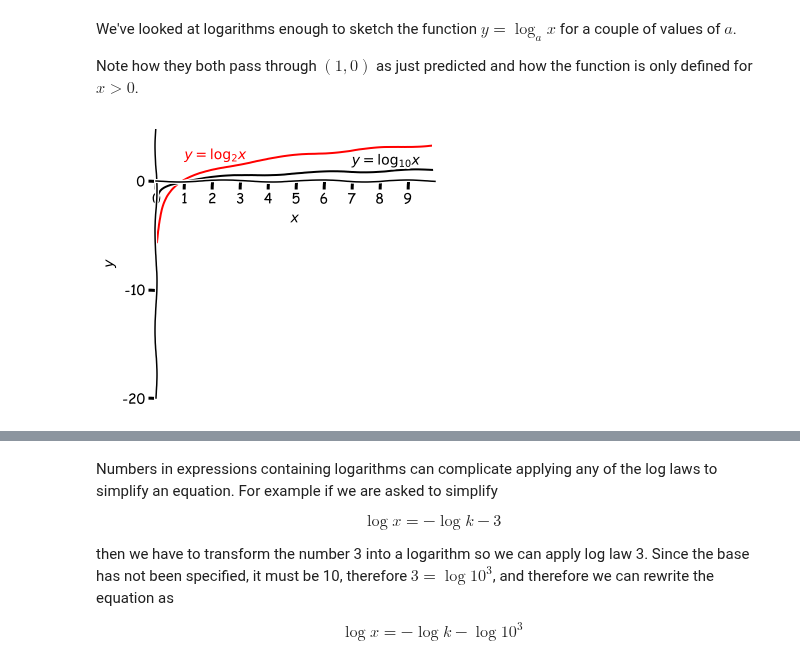
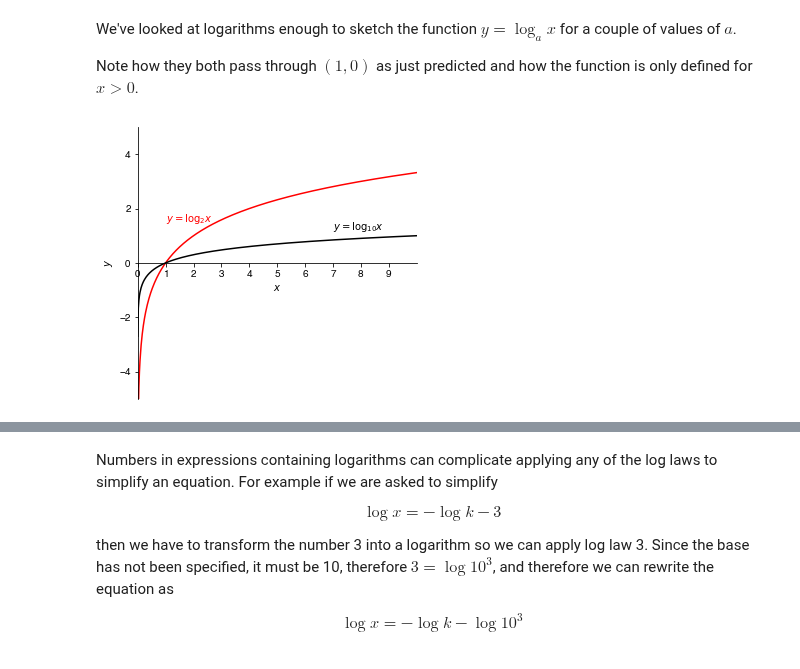
Before and after one commit to philipwfowler/quantitative_biochemistry, a Jupyter notebook: lectures/L2.ipynb, the cells around one changed output, grey strips where cells are left out. Cells and saved outputs as stored; diff of their text form; code cells hidden in the pictures.

```diff
--- a/lectures/L2.ipynb
+++ b/lectures/L2.ipynb
@@ -633,34 +629,34 @@ We've looked at logarithms enough to sketch the function $y = \log_a x$ for a co
 
 Note how they both pass through $(1,0)$ as just predicted and how the function is only defined for $x>0$.
 # %%
-x = numpy.linspace(0, 10, 500)
+x = numpy.linspace(0.002, 10, 500)
 
 # plt.xkcd()
 fig,axis=plt.subplots(figsize=(5,5))
 axis.set_xlim([0,10])
 axis.set_xticks(range(10))
 axis.set_xlabel('$x$')
-axis.set_ylim([-20,5])
-axis.set_yticks([-20,-10,0])
+axis.set_ylim([-5,5])
+axis.set_yticks([-4,-2,0,2,4])
 axis.set_ylabel('$y$')
 axis.spines['left'].set_position('zero')
 axis.spines['right'].set_color('none')
 axis.spines['bottom'].set_position('zero')
 axis.spines['top'].set_color('none')
 
 y = numpy.log(x)/numpy.log(2)
 axis.plot(x, y,'r-')
-axis.annotate('$y=\log_2 x$',xy=(1,2),c='r')
+axis.annotate('$y=\log_2 x$',xy=(1,1.5),c='r')
 
 y = numpy.log(x)/numpy.log(10)
 axis.plot(x, y,'k-')
-axis.annotate('$y=\log_{10}x$',xy=(7,1.5),c='k')
+axis.annotate('$y=\log_{10}x$',xy=(7,1.2),c='k')
 
 plt.show()
 
 code_toggle()
 # %% [output]
-[figure, old version]
+[figure, new version]
 [interactive output not drawn]
 # %% [markdown]
 ### Common misconceptions and traps
```
Also changed, not shown: parts of 7 cells of this notebook, 1 other file.
